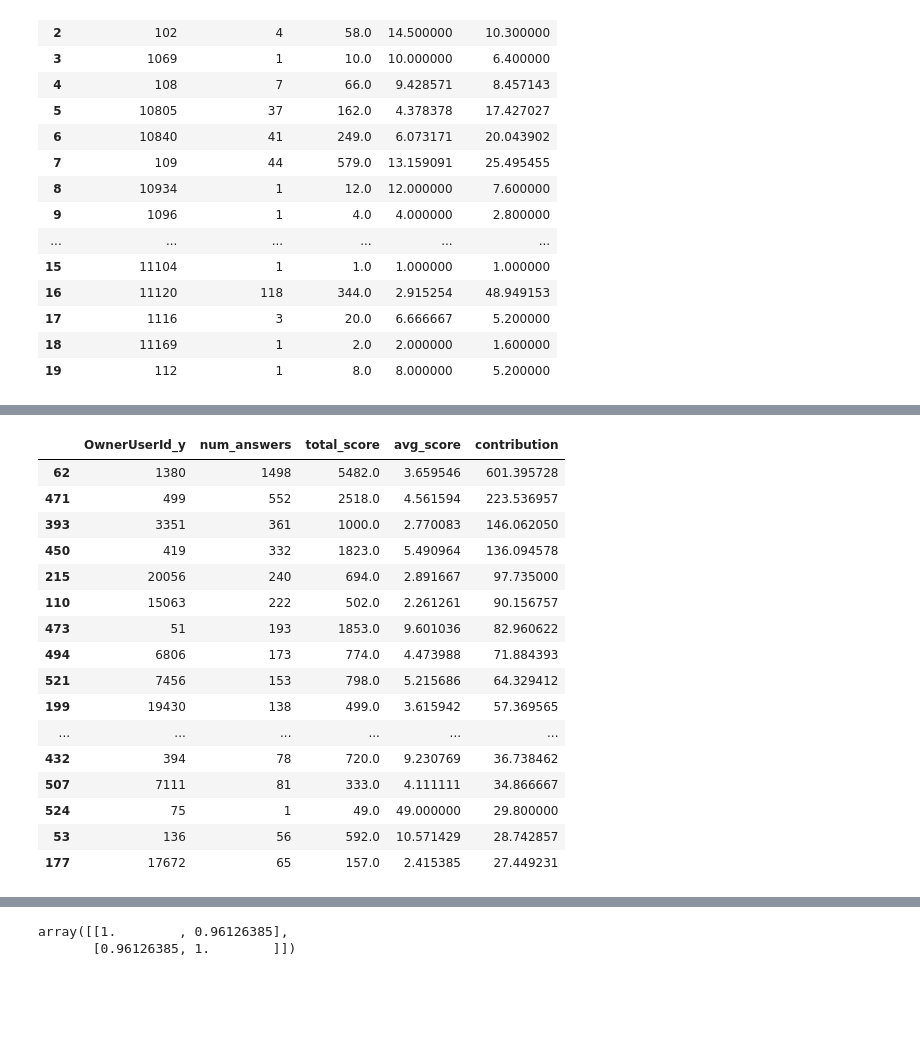
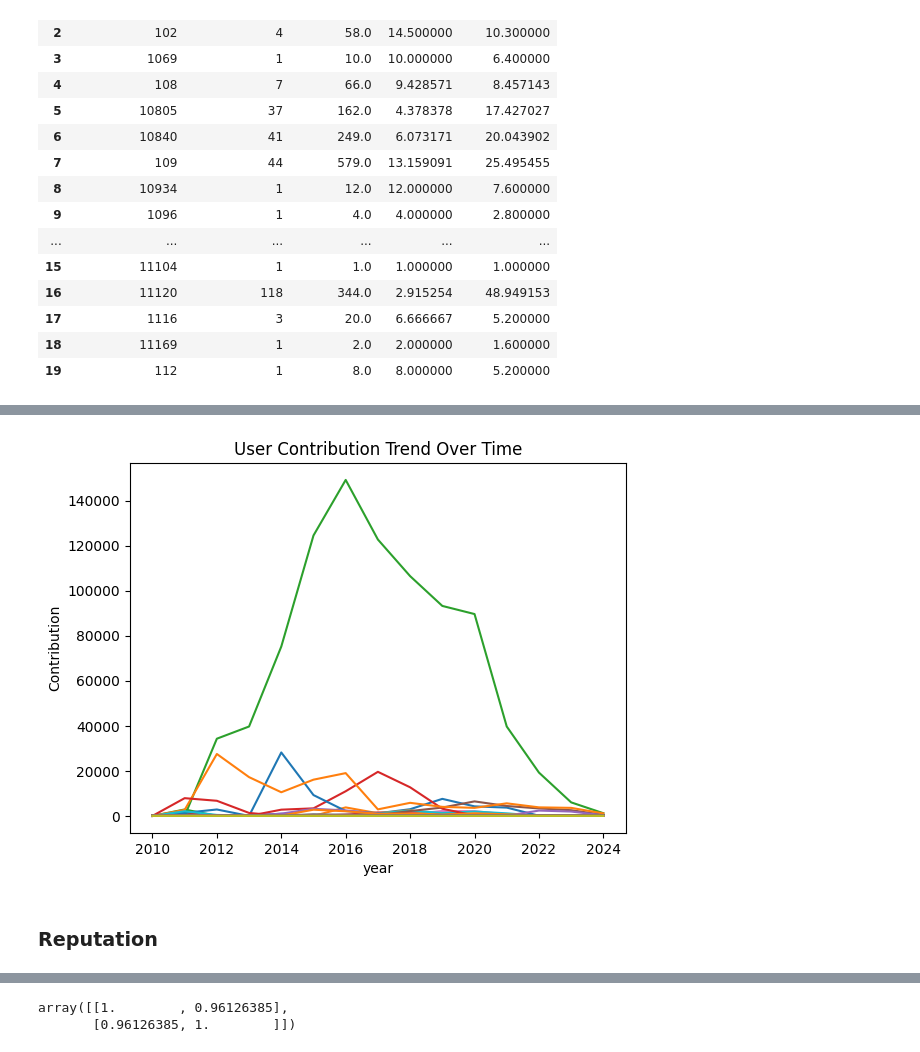
Before and after one commit to isaacbacker/GroupPres_SDS, a Jupyter notebook: Notebooks/fsds25_ex_wk01d02.ipynb, the cells around one changed output, grey strips where cells are left out. Drawn from its saved outputs; the diff is of its cells as text; code cells hidden in the pictures; blank space fills up the shorter version.

Commit message:
Add back some code that got messed up in merge conflicts

```diff
--- a/Notebooks/fsds25_ex_wk01d02.ipynb
+++ b/Notebooks/fsds25_ex_wk01d02.ipynb
@@ -548,0 +613,10 @@ user_stats.head(20)
+# %%
+# always helpful?
+alwaysornot = pd.merge(user_score, user_stats, how='inner', on='OwnerUserId_y')
+alwaysornot["contribution"].describe
+
+yearly_contrib = alwaysornot.groupby(['OwnerUserId_y', 'year'])['contribution'].sum().reset_index()
+yearly_contrib.describe
+
+pivot = yearly_contrib.pivot(index='OwnerUserId_y', columns='year', values='contribution').fillna(0)
+print(pivot)
@@ -548,0 +641,10 @@ user_stats.head(20)
+# %%
+pivot.T.plot(legend=False, alpha=1)
+plt.title('User Contribution Trend Over Time')
+plt.xlabel('year')
+plt.ylabel('Contribution')
+plt.show()
+# %% [output]
+[figure, added]
+# %% [markdown]
+### Reputation
@@ -549,25 +653,5 @@ user_stats.head(20)
 # %%
 question_user = pd.merge(left=user_helpful_answer_count, right=user_df, how='left', left_on='OwnerUserId_y', right_on='Id')
-# %%
-user_stats.sort_values(by='contribution', ascending=False).head(20)
-# %% [output]
-|  | OwnerUserId_y | num_answers | total_score | avg_score | contribution |
-| 62 | 1380 | 1498 | 5482.0 | 3.659546 | 601.395728 |
-| 471 | 499 | 552 | 2518.0 | 4.561594 | 223.536957 |
-| 393 | 3351 | 361 | 1000.0 | 2.770083 | 146.062050 |
-| 450 | 419 | 332 | 1823.0 | 5.490964 | 136.094578 |
-| 215 | 20056 | 240 | 694.0 | 2.891667 | 97.735000 |
-| 110 | 15063 | 222 | 502.0 | 2.261261 | 90.156757 |
-| 473 | 51 | 193 | 1853.0 | 9.601036 | 82.960622 |
-| 494 | 6806 | 173 | 774.0 | 4.473988 | 71.884393 |
-| 521 | 7456 | 153 | 798.0 | 5.215686 | 64.329412 |
-| 199 | 19430 | 138 | 499.0 | 3.615942 | 57.369565 |
-| ... | ... | ... | ... | ... | ... |
-| 432 | 394 | 78 | 720.0 | 9.230769 | 36.738462 |
-| 507 | 7111 | 81 | 333.0 | 4.111111 | 34.866667 |
-| 524 | 75 | 1 | 49.0 | 49.000000 | 29.800000 |
-| 53 | 136 | 56 | 592.0 | 10.571429 | 28.742857 |
-| 177 | 17672 | 65 | 157.0 | 2.415385 | 27.449231 |
 # %%
 plt.scatter(question_user['num_helpful_answers'], question_user['Reputation'])
 plt.xlabel('N Helpful Answers')
```
Also changed, not shown: parts of 11 cells of this notebook.
